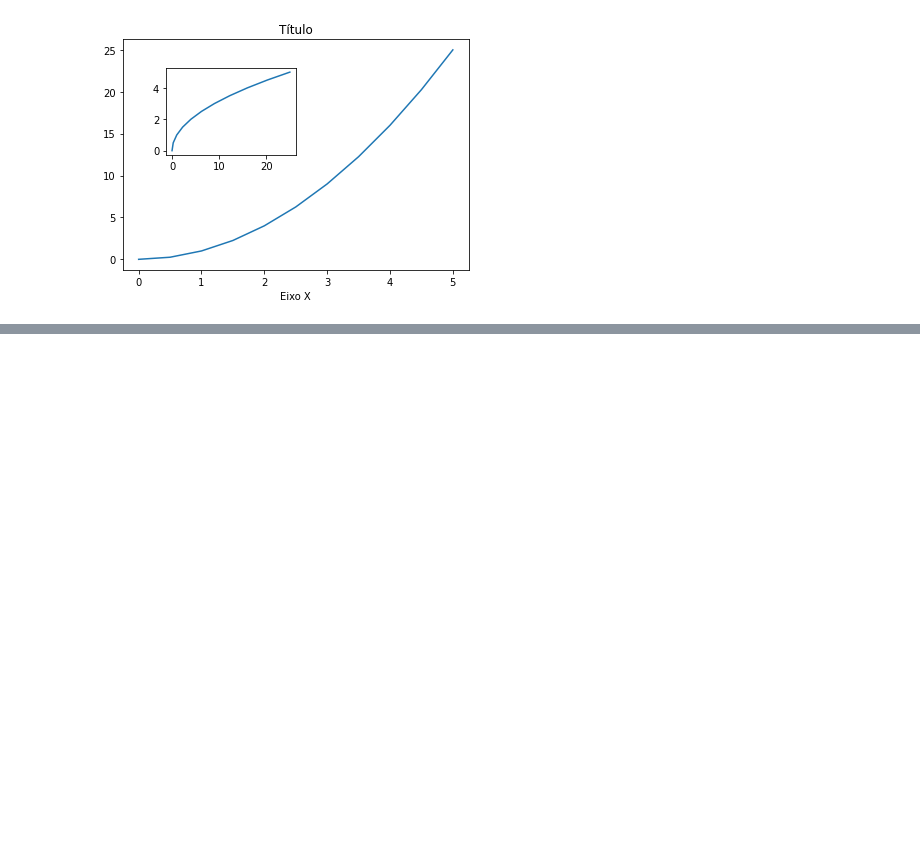
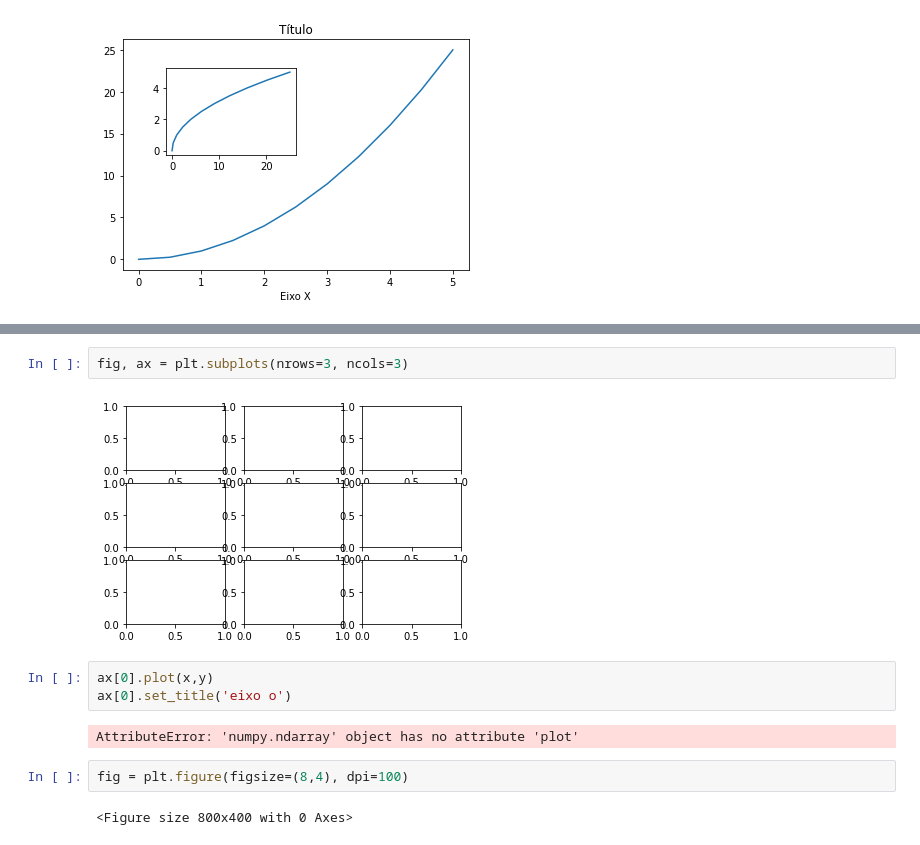
Before and after one commit to liviasilvasantos/curso-python-data-science-machine-learning, a Jupyter notebook: Secao7-VisualizacaoDados/matplotlib_1.ipynb, the cells around one changed output, grey strips where cells are left out. Drawn from its saved outputs; the diff is of its cells as text; blank space fills up the shorter version.

```diff
--- a/Secao7-VisualizacaoDados/matplotlib_1.ipynb
+++ b/Secao7-VisualizacaoDados/matplotlib_1.ipynb
@@ -61,0 +89,13 @@ axes2.plot(y, x)
+# %%
+fig, ax = plt.subplots(nrows=3, ncols=3)
+# %% [output]
+[figure, added]
+# %%
+ax[0].plot(x,y)
+ax[0].set_title('eixo o')
+# %% [output]
+AttributeError: 'numpy.ndarray' object has no attribute 'plot'
+# %%
+fig = plt.figure(figsize=(8,4), dpi=100)
+# %% [output]
+<Figure size 800x400 with 0 Axes>
```
Also changed, not shown: parts of 7 cells of this notebook, 1 other file.
